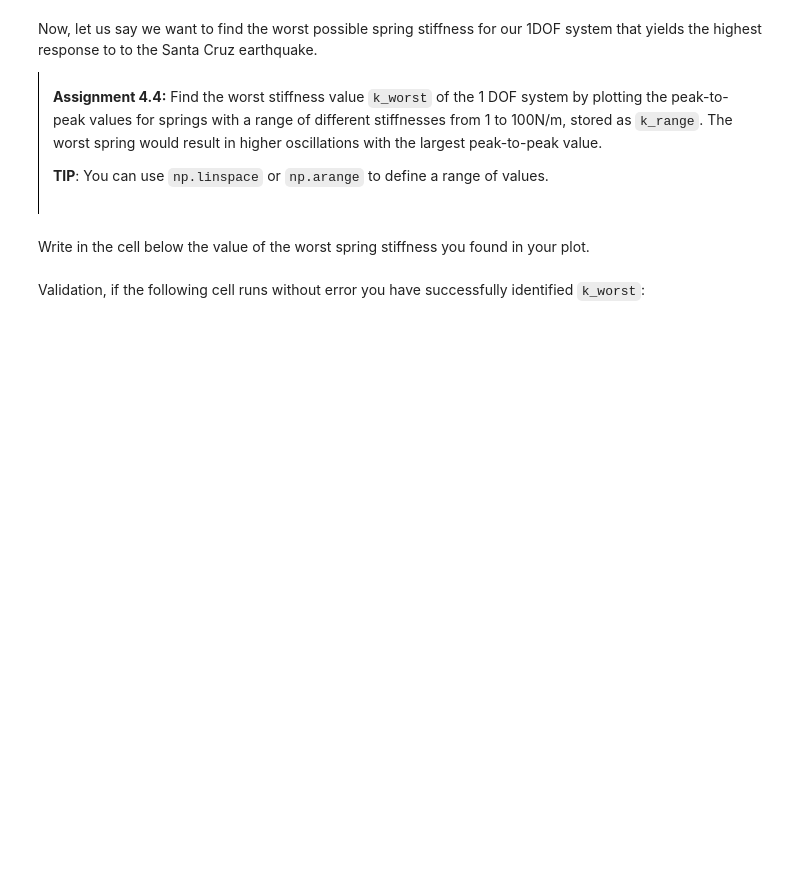
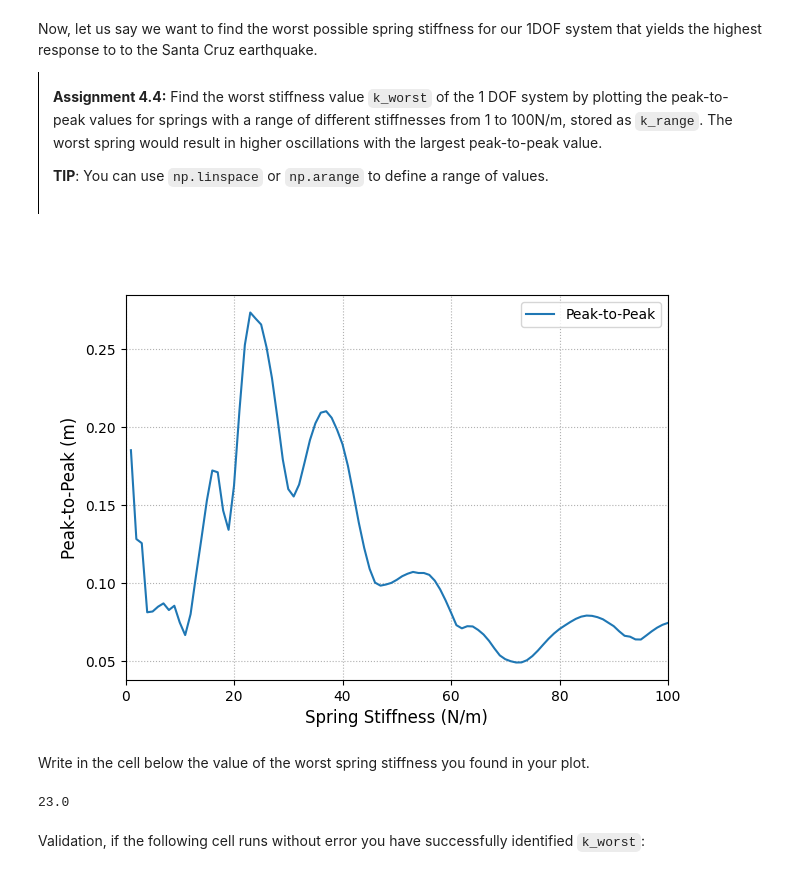
Before and after one commit to Dina-elkh/MV2627_Exercises, a Jupyter notebook: Session2_SDOF/session2.ipynb, the cells around one changed output. Saved outputs shown, nothing was run; the diff lists cells and outputs as text; code cells hidden in the pictures; blank space fills up the shorter version.

```diff
--- a/Session2_SDOF/session2.ipynb
+++ b/Session2_SDOF/session2.ipynb
@@ -148,8 +151,7 @@ def calcXi(m:float, c:float, k:float):
     xi -- the value of Xi, computed using the formula seen in the course
     """
 
-    # YOUR CODE HERE
-    raise NotImplementedError()
+    xi = c / (2*np.sqrt(k*m))
 
     return xi
 # %% [markdown]
@@ -655,28 +711,46 @@ Now, let us say we want to find the worst possible spring stiffness for our 1DOF
 # %%
 ptp_values = []
 k_range = []
-# YOUR CODE HERE
-raise NotImplementedError()
+k_range = np.linspace(1, 100, 100)
+
+t = df['time (s)'] # time vector of Santa Cruz earthquake
+x_o_acc = df['acc (m/s2)'] # acceleration of Santa Cruz earthquake
+
+
+
+for k in k_range:
+  response = response_to_base_excitation(1,0.1,k,x_o_acc,t)
+  ptp_values.append(np.ptp(response))
+
+# To find the worst k
+
+max_ptp = max(ptp_values)
+index_max_ptp = ptp_values.index(max_ptp)
+
+k_worst = k_range[index_max_ptp]
 
 assert len(ptp_values) == len(k_range), "You didn't have an equal amount of results as the number of springs in `k_range`"
 
 
 # Let us plot the results (ptp vs. Spring stiffness)
 fig, ax = plt.subplots(nrows=1,figsize=(7, 5))
 ax.plot(k_range, ptp_values, label="Peak-to-Peak", color="tab:blue")
 
 ax.set_xlabel("Spring Stiffness (N/m)", fontsize=12)
 ax.set_ylabel("Peak-to-Peak (m)", fontsize=12)
 
 ax.grid(which='both', linestyle=':')
 ax.set_xlim(left=0, right=max(k_range))
 _ = ax.legend()
+# %% [output]
+[figure, added]
 # %% [markdown]
 Write in the cell below the value of the worst spring stiffness you found in your plot.
 # %%
-k_worst = None
-# YOUR CODE HERE
-raise NotImplementedError()
+#Found thanks to code realize above
+print(k_worst)
+# %% [output]
+23.0
 # %% [markdown]
 Validation, if the following cell runs without error you have successfully identified `k_worst`:
 # %%
```
Also changed, not shown: parts of 24 cells of this notebook.
